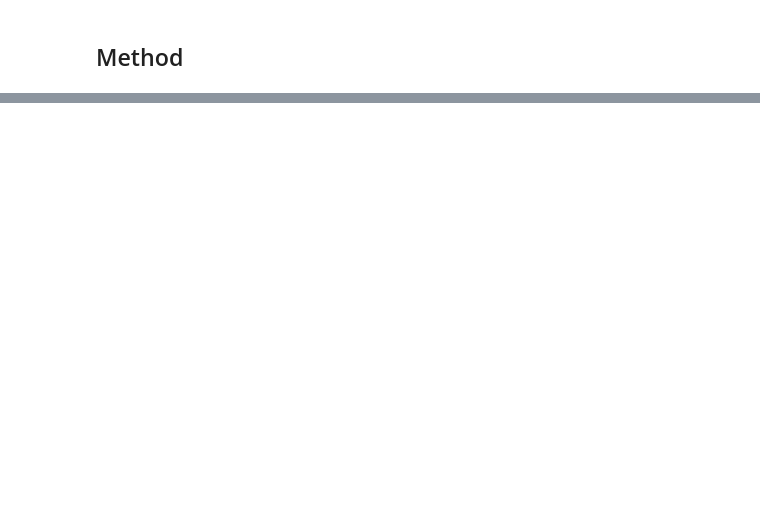
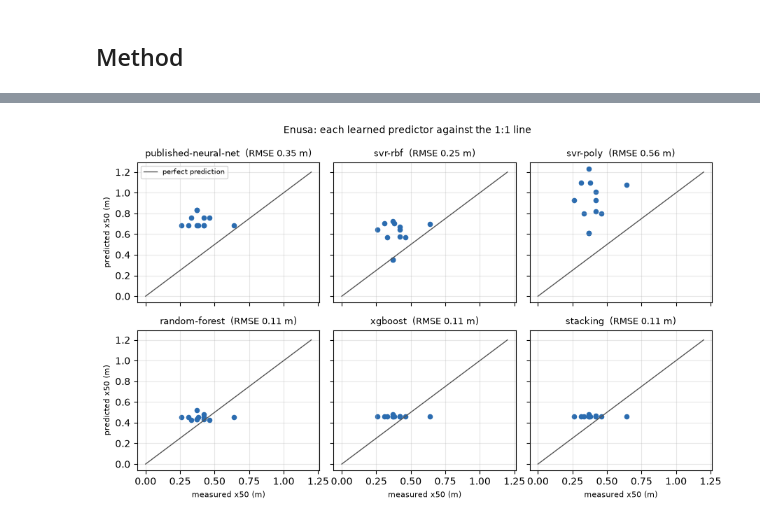
Before and after one commit to fsantibanezleal/CAOS_Fragmenta, a Jupyter notebook: notebooks/en/05-learned-arms/01-fitting-a-learned-arm-on-nine-sites.ipynb, the cells around one changed output, grey strips where cells are left out. Cells and saved outputs as stored; diff of their text form; code cells hidden in the pictures; blank space fills up the shorter version.

```diff
--- a/notebooks/en/05-learned-arms/01-fitting-a-learned-arm-on-nine-sites.ipynb
+++ b/notebooks/en/05-learned-arms/01-fitting-a-learned-arm-on-nine-sites.ipynb
@@ -176,0 +215,21 @@ plt.show()
+# %%
+# Predicted against measured size on Enusa, one panel per learned predictor
+measured = np.array([b.x50_m for b in test_rows])
+fig, axes = plt.subplots(2, 3, figsize=(9, 5.6), sharex=True, sharey=True)
+for ax, name in zip(axes.flat, learned):
+    predicted = np.array([p.x50_m for p in fitted[name].predict(test_rows)])
+    ax.scatter(measured, predicted, s=20, color="#2b6cb0")
+    ax.plot([0, 1.2], [0, 1.2], color="#555", lw=1, label="perfect prediction")
+    ax.set_title(f"{name}  (RMSE {scores[name][1].rmse_m:.2f} m)", fontsize=9)
+    ax.grid(alpha=0.3)
+axes[1, 0].set_xlabel("measured x50 (m)", fontsize=8)
+axes[1, 1].set_xlabel("measured x50 (m)", fontsize=8)
+axes[1, 2].set_xlabel("measured x50 (m)", fontsize=8)
+axes[0, 0].set_ylabel("predicted x50 (m)", fontsize=8)
+axes[1, 0].set_ylabel("predicted x50 (m)", fontsize=8)
+axes[0, 0].legend(fontsize=7, loc="upper left")
+fig.suptitle("Enusa: each learned predictor against the 1:1 line", fontsize=10)
+fig.tight_layout()
+plt.show()
+# %% [output]
+[figure, added]
```
Also changed, not shown: parts of 31 cells of this notebook, 5 other files.
